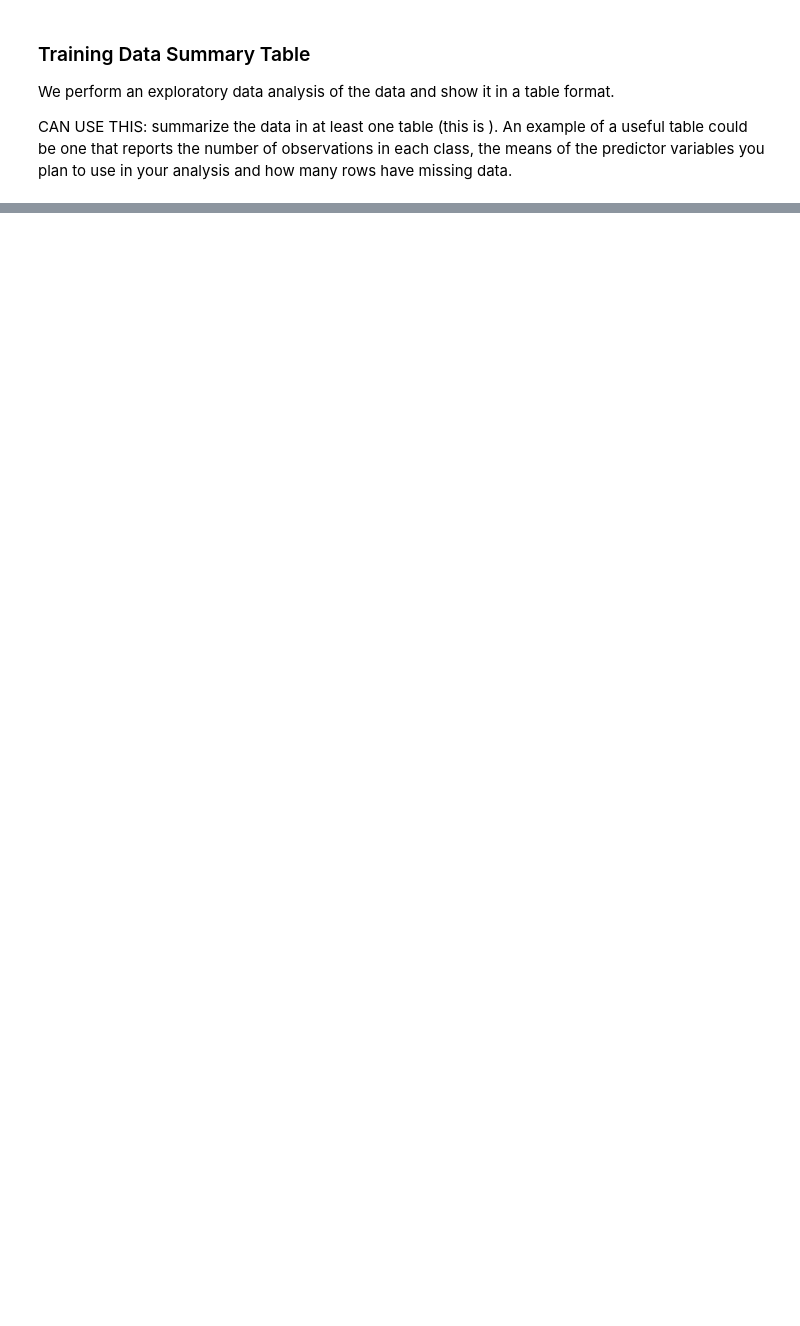
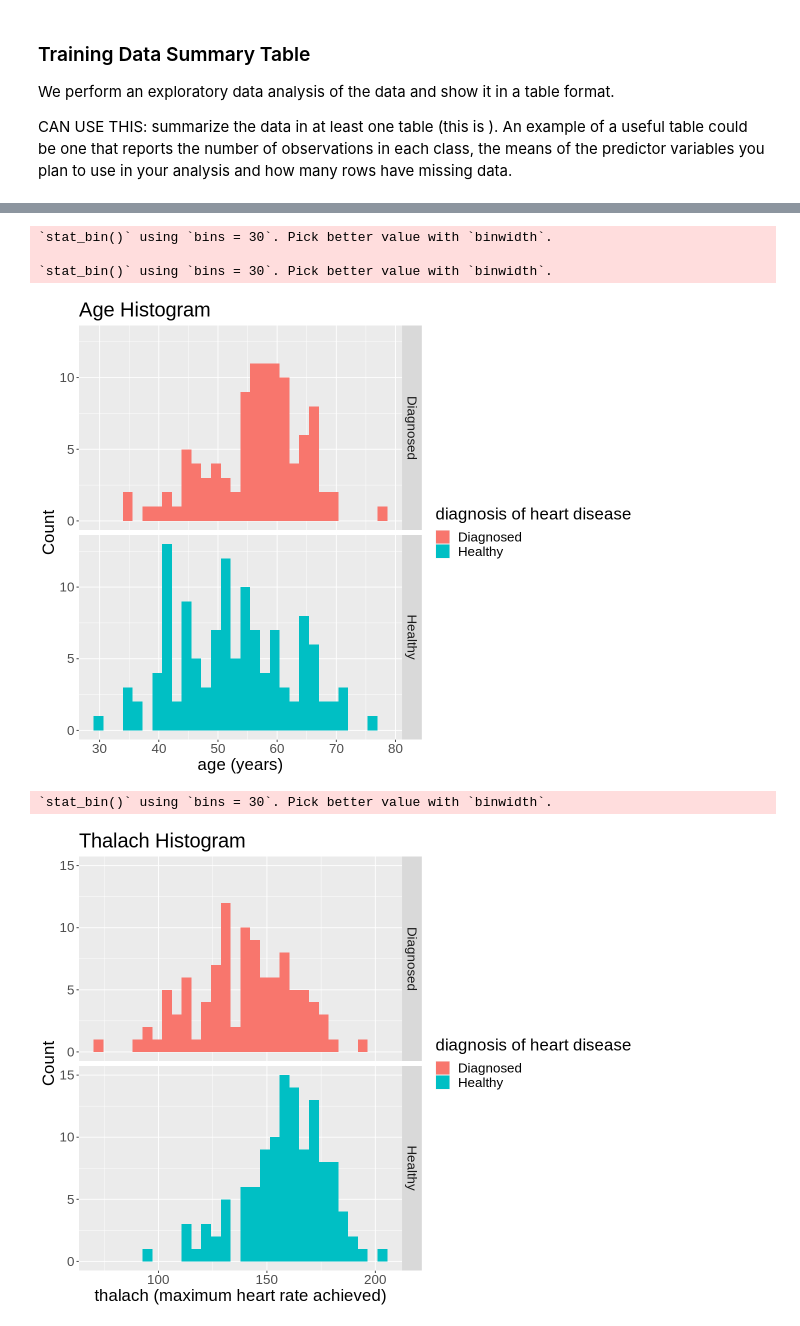
Before and after one commit to karrious/dsci-group-project-8, a Jupyter notebook: project_proposal.ipynb, the cells around one changed output, grey strips where cells are left out. Saved outputs shown, nothing was run; the diff lists cells and outputs as text; code cells hidden in the pictures; blank space fills up the shorter version.

Commit message:
v_3
1. changed target from 1/0 to healthy and diagnosed
2. Changed visualization of training data from scatter plot to histogram
3. Added method and Expected outcomes and significance

```diff
--- a/project_proposal.ipynb
+++ b/project_proposal.ipynb
@@ -66,7 +84,7 @@ data <- read_csv(url, col_names = c("age", "sex", "cp", "trestbps", "chol", "fbs
         mutate(sex = as.factor(sex), cp = as.factor(cp), fbs = as.factor(fbs), restecg = as.factor(restecg),
                exang = as.factor(exang), slope = as.factor(slope), thal = as.factor(thal), num = as.factor(num),
                ca = as.factor(ca),
-               target = ifelse(num==0, 0, 1))
+               target = ifelse(num==0, "Healthy", "Diagnosed"), target = as.factor(target))
 
 
 head(data, 10)
@@ -144,0 +227,35 @@ smoke_plot
+# %%
+age_histogram = data_train %>%
+        ggplot(aes(x = age, fill = target)) +
+        geom_histogram() +
+        labs(x = "age (years)", y = "Count", fill = "diagnosis of heart disease") +
+         ggtitle("Age Histogram") +
+        theme(text = element_text(size = 20)) +
+        facet_grid(rows = vars(target))
+age_histogram
+
+
+thalach_histogram = data_train %>%
+        ggplot(aes(x = thalach, fill = target)) +
+        geom_histogram() +
+        labs(x = "thalach (maximum heart rate achieved)", y = "Count", fill = "diagnosis of heart disease") +
+        ggtitle("Thalach Histogram") +
+        theme(text = element_text(size = 20)) +
+        facet_grid(rows = vars(target))
+thalach_histogram
+
+chol_histogram = data_train %>%
+        ggplot(aes(x = chol, fill = target)) +
+        geom_histogram() +
+        labs(x = "serum cholesterol (mg/dl)", y = "Count", fill = "diagnosis of heart disease") +
+        ggtitle("Cholesterol Histogram") +
+        theme(text = element_text(size = 20)) +
+        facet_grid(rows = vars(target))
+chol_histogram
+# %% [output]
+`stat_bin()` using `bins = 30`. Pick better value with `binwidth`.
+
+`stat_bin()` using `bins = 30`. Pick better value with `binwidth`.
+[figure, added]
+`stat_bin()` using `bins = 30`. Pick better value with `binwidth`.
+[figure, added]
```
Also changed, not shown: parts of 12 cells of this notebook.
